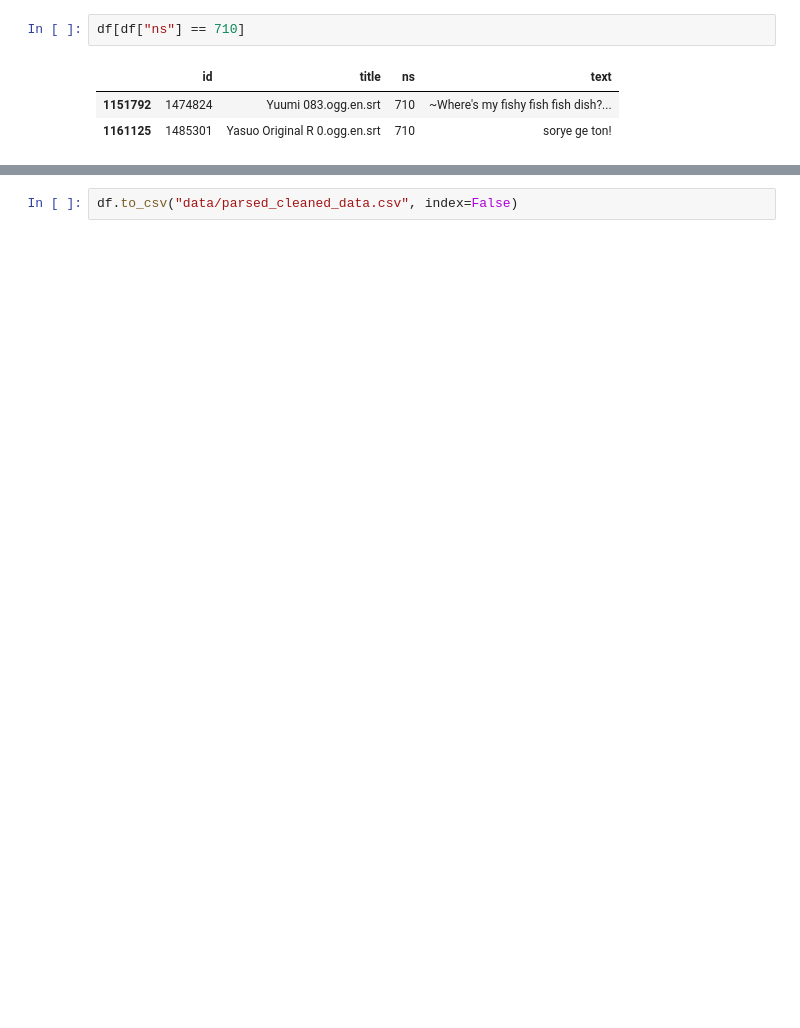
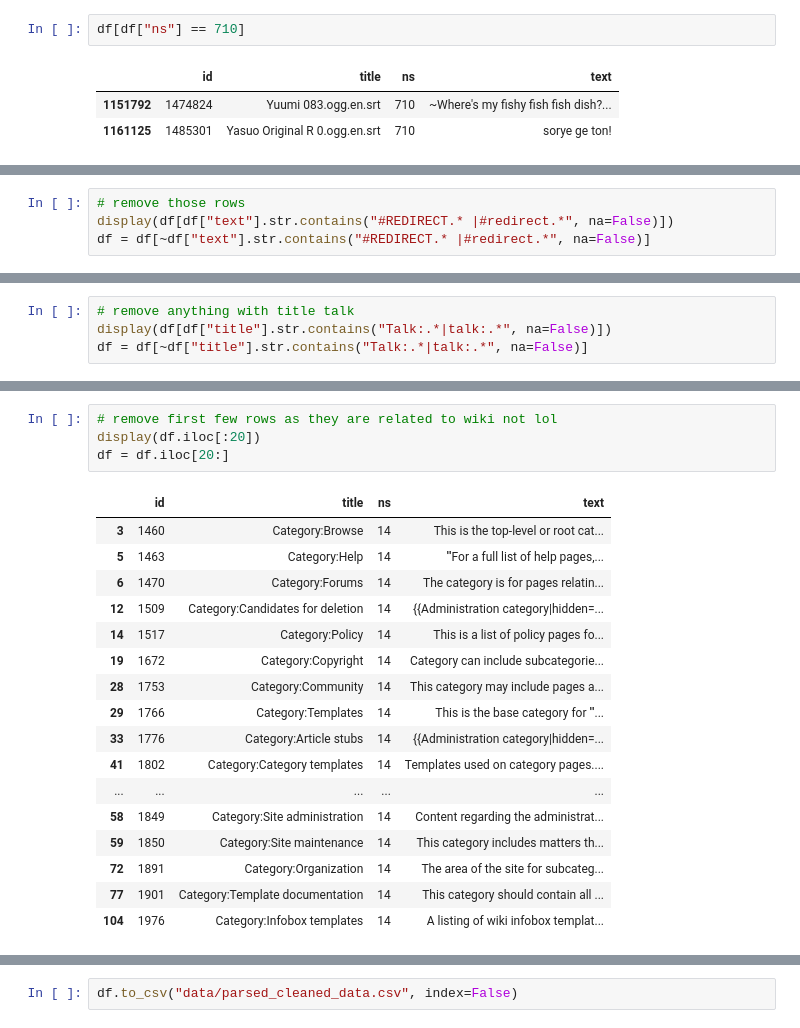
Before and after one commit to M-Ali-ML/Loreer, a Jupyter notebook: 00-parse_xml_dumb.ipynb, the cells around one changed output, grey strips where cells are left out. Cells and saved outputs as stored; diff of their text form; blank space fills up the shorter version.

```diff
--- a/00-parse_xml_dumb.ipynb
+++ b/00-parse_xml_dumb.ipynb
@@ -175,0 +186,4 @@ df[df["ns"] == 710]
+# %%
+# remove those rows
+display(df[df["text"].str.contains("#REDIRECT.* |#redirect.*", na=False)])
+df = df[~df["text"].str.contains("#REDIRECT.* |#redirect.*", na=False)]
@@ -175,0 +204,4 @@ df[df["ns"] == 710]
+# %%
+# remove anything with title talk
+display(df[df["title"].str.contains("Talk:.*|talk:.*", na=False)])
+df = df[~df["title"].str.contains("Talk:.*|talk:.*", na=False)]
@@ -175,0 +222,22 @@ df[df["ns"] == 710]
+# %%
+# remove first few rows as they are related to wiki not lol
+display(df.iloc[:20])
+df = df.iloc[20:]
+# %% [output]
+|  | id | title | ns | text |
+| 3 | 1460 | Category:Browse | 14 | This is the top-level or root cat... |
+| 5 | 1463 | Category:Help | 14 | '''For a full list of help pages,... |
+| 6 | 1470 | Category:Forums | 14 | The category is for pages relatin... |
+| 12 | 1509 | Category:Candidates for deletion | 14 | {{Administration category|hidden=... |
+| 14 | 1517 | Category:Policy | 14 | This is a list of policy pages fo... |
+| 19 | 1672 | Category:Copyright | 14 | Category can include subcategorie... |
+| 28 | 1753 | Category:Community | 14 | This category may include pages a... |
+| 29 | 1766 | Category:Templates | 14 | This is the base category for '''... |
+| 33 | 1776 | Category:Article stubs | 14 | {{Administration category|hidden=... |
+| 41 | 1802 | Category:Category templates | 14 | Templates used on category pages.... |
+| ... | ... | ... | ... | ... |
+| 58 | 1849 | Category:Site administration | 14 | Content regarding the administrat... |
+| 59 | 1850 | Category:Site maintenance | 14 | This category includes matters th... |
+| 72 | 1891 | Category:Organization | 14 | The area of the site for subcateg... |
+| 77 | 1901 | Category:Template documentation | 14 | This category should contain all ... |
+| 104 | 1976 | Category:Infobox templates | 14 | A listing of wiki infobox templat... |
```
Also changed, not shown: parts of 10 cells of this notebook, 3 other files.
